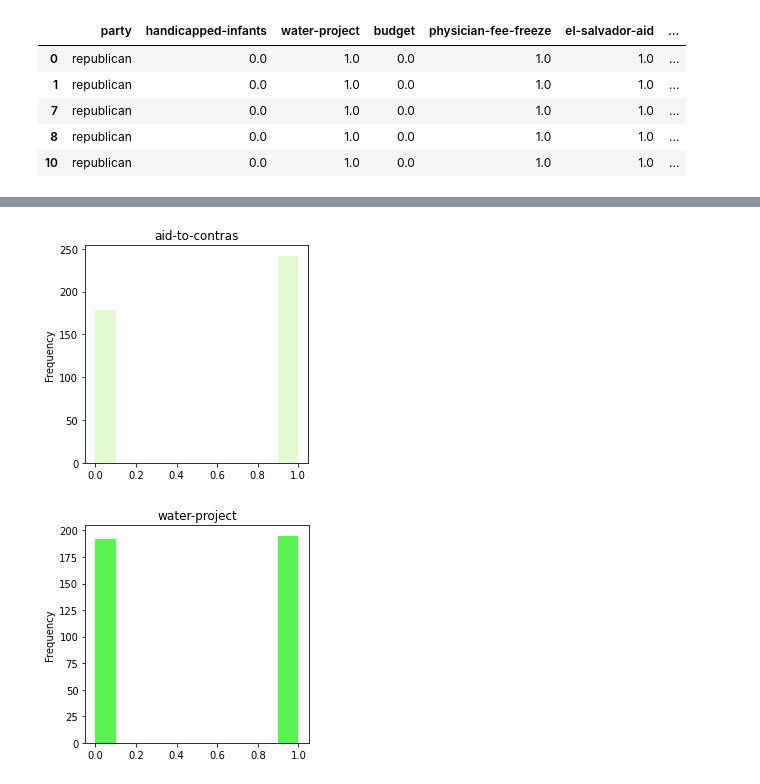
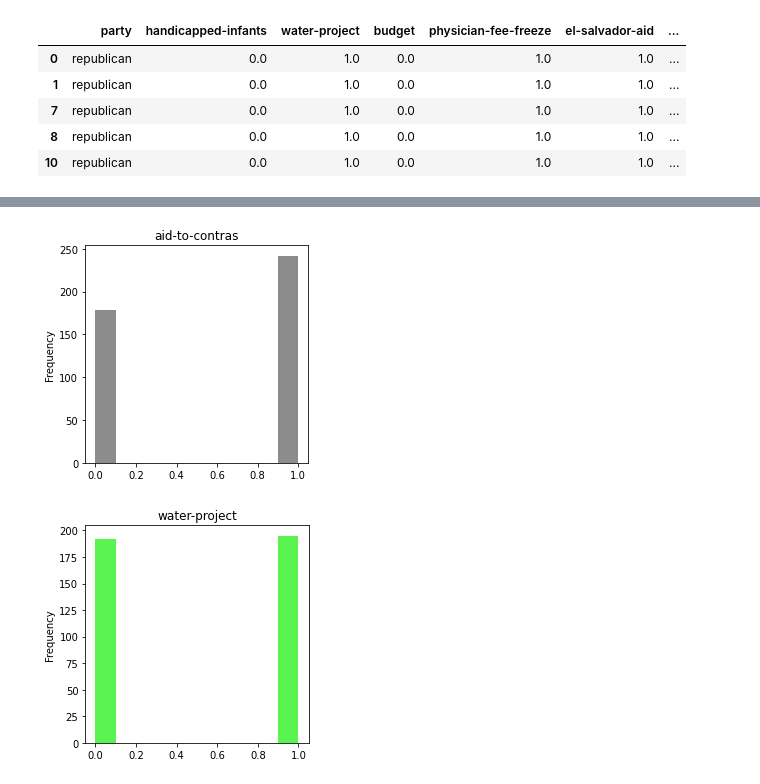
Before and after one commit to rawalk/DS-Unit-1-Sprint-2-Statistics, a Jupyter notebook: module1/LS_DS_121_Statistics_Probability_Assignment.ipynb, the cells around one changed output, grey strips where cells are left out. Cells and saved outputs as stored; diff of their text form; code cells hidden in the pictures.

```diff
--- a/module1/LS_DS_121_Statistics_Probability_Assignment.ipynb
+++ b/module1/LS_DS_121_Statistics_Probability_Assignment.ipynb
@@ -146,9 +153,10 @@ rep_vote_info.head()
 # %%
 # way to visualize projects and votes.
-
+hw_df_recode['aid-to-contras'].plot(kind='hist', figsize=(4,4), color='gray', alpha=0.9, title='aid-to-contras');
+# (0:1 == equal yes than no's)
 # aid to contras
-hw_df_recode['aid-to-contras'].plot(kind='hist', figsize=(4,4), color='#A6F368', alpha=0.3, title='aid-to-contras');
-
+#axs[0].rep_vote_info['aid-to-contras'].plot(kind='hist', figsize=(4,4), color='gray', alpha=0.7, title='aid-to-contras');
+#axs[1].demo_vote_info['aid-to-contras'].plot(kind='hist', figsize=(4,4), color='white', alpha=0.7, title='aid-to-contras');
 # (0:1 == more yes than no's)
 # %% [output]
-[figure, old version]
+[figure, new version]
```
Also changed, not shown: parts of 4 cells of this notebook.
